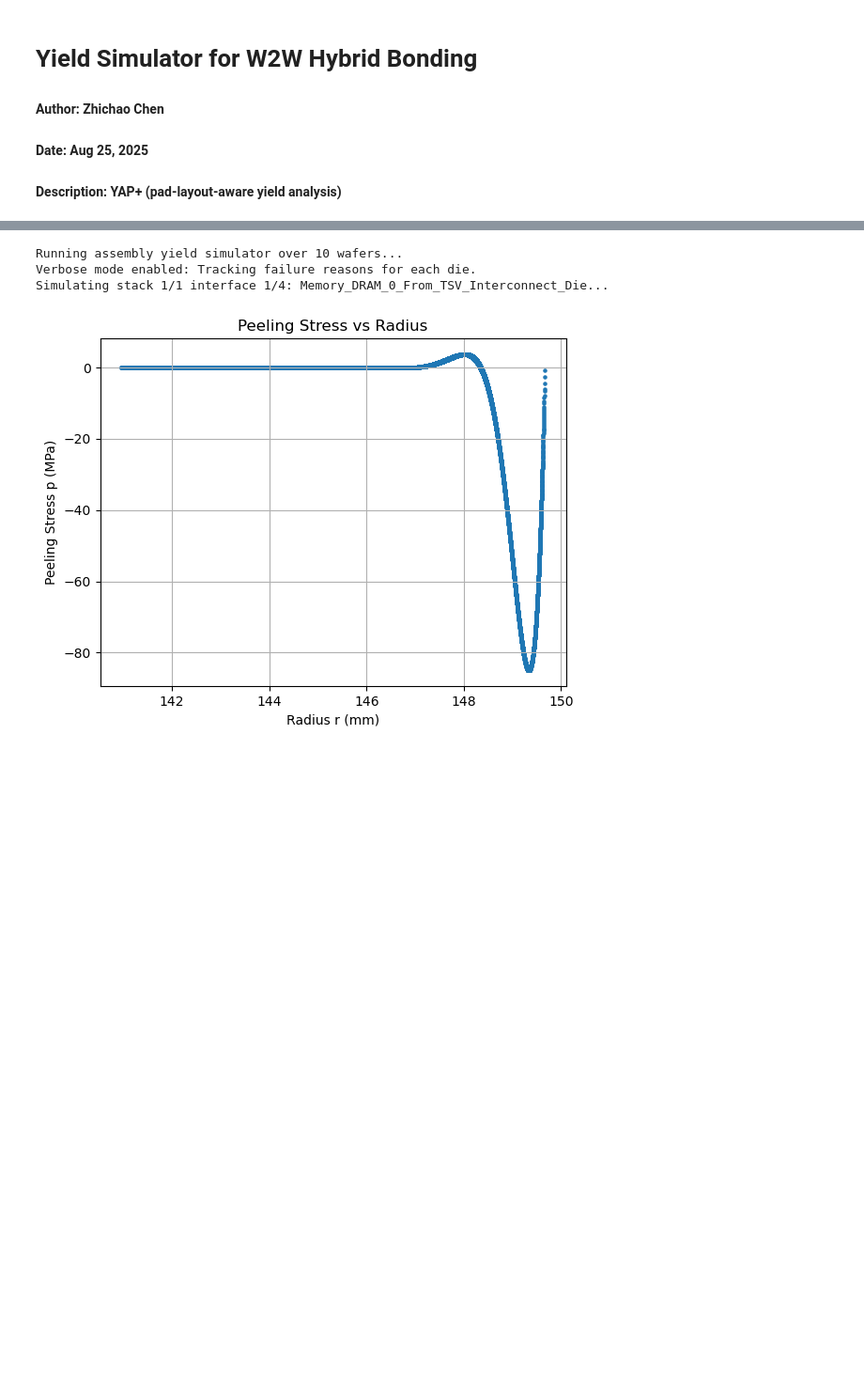
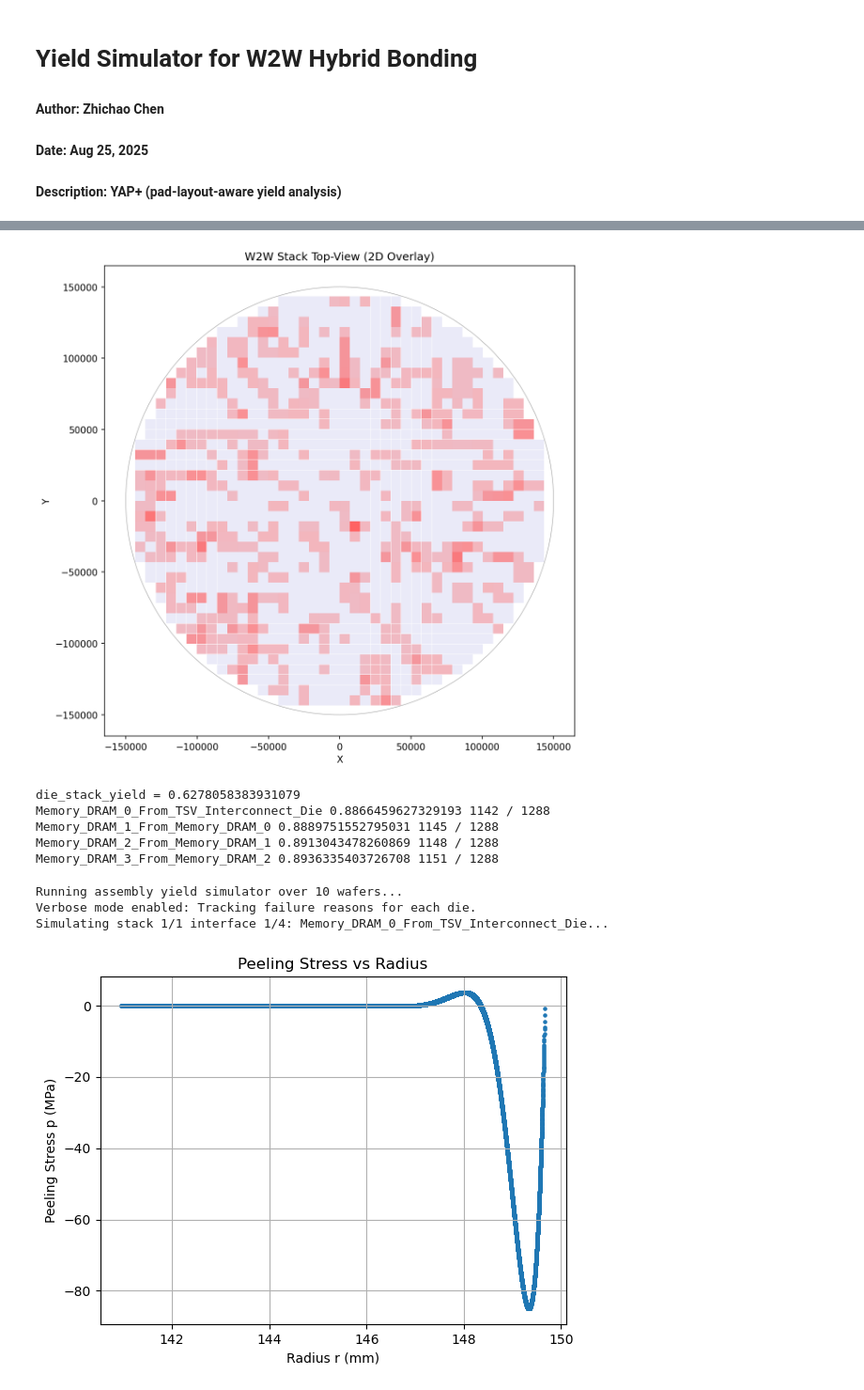
Before and after one commit to nanocad-lab/YAP, a Jupyter notebook: W2W/simulator_main.ipynb, the cells around one changed output, grey strips where cells are left out. Shown at 94% size. Saved outputs shown, nothing was run; the diff lists cells and outputs as text; code cells hidden in the pictures; blank space fills up the shorter version.

```diff
--- a/W2W/simulator_main.ipynb
+++ b/W2W/simulator_main.ipynb
@@ -16,0 +179,4 @@ import os
+# %%
+draw_w2w_stack_2d(waf_stack, dpi=150, overlay_all_layers=True, draw_wafer_outline_once=True)
+# %% [output]
+[figure, added]
@@ -17,3 +350,19 @@ import os
+# %%
+per_itf, die_stack_yield = compute_yields_and_stack(
+    waf_stack,
+    stack_mode="product",        # 或 "diewise"
+    treat_unknown_as="fail"      # 或 "ignore"
+)
+
+print("die_stack_yield =", die_stack_yield)
+for k, v in per_itf.items():
+    print(k, v.die_yield, v.n_die_survived, "/", v.n_die_total)
+# %% [output]
+die_stack_yield = 0.6278058383931079
+Memory_DRAM_0_From_TSV_Interconnect_Die 0.8866459627329193 1142 / 1288
+Memory_DRAM_1_From_Memory_DRAM_0 0.8889751552795031 1145 / 1288
+Memory_DRAM_2_From_Memory_DRAM_1 0.8913043478260869 1148 / 1288
+Memory_DRAM_3_From_Memory_DRAM_2 0.8936335403726708 1151 / 1288
 # %%
 # Notebook-friendly run (equivalent to the CLI command)
 args = SimpleNamespace(
```
Also changed, not shown: parts of 5 cells of this notebook, 2 other files.
